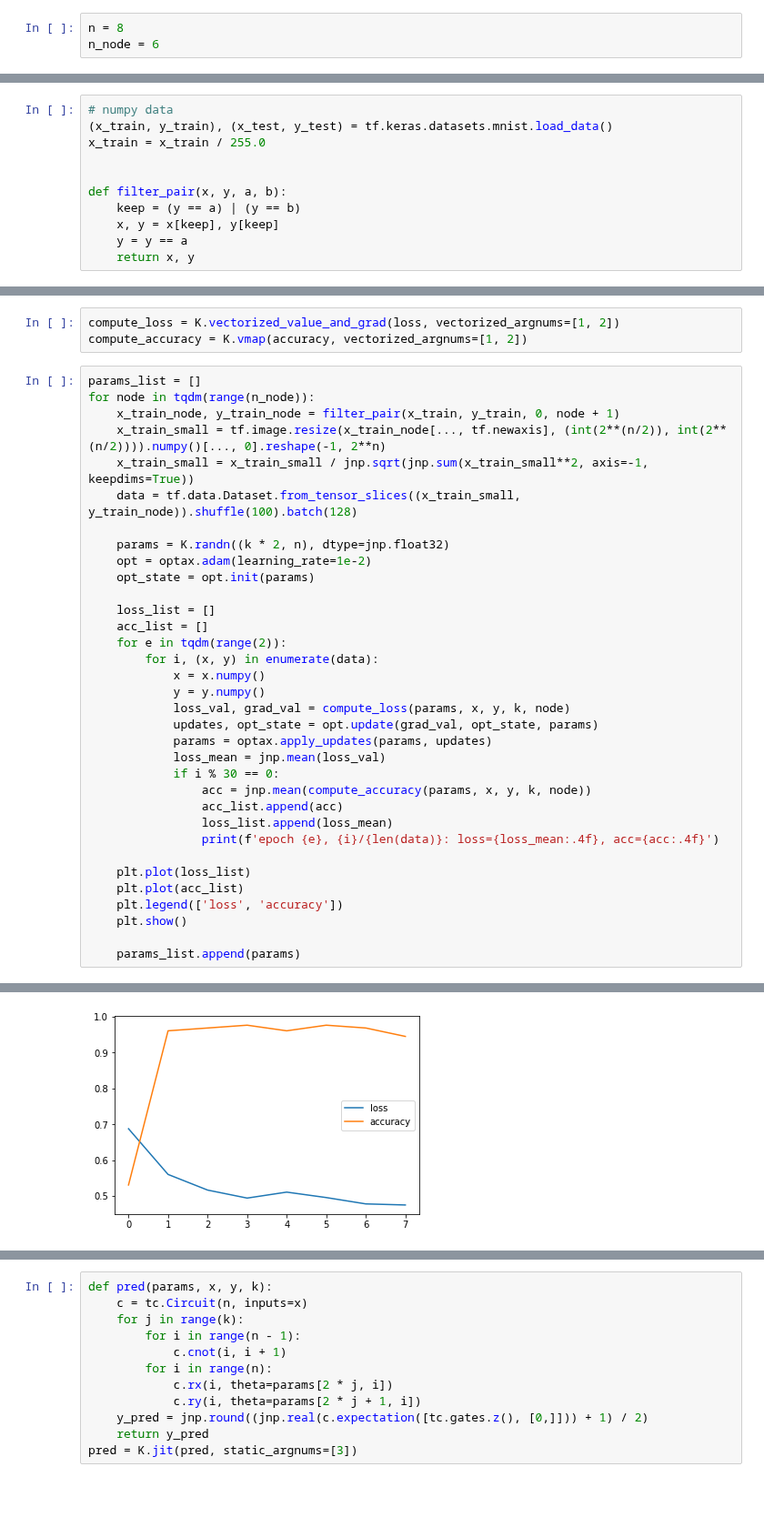
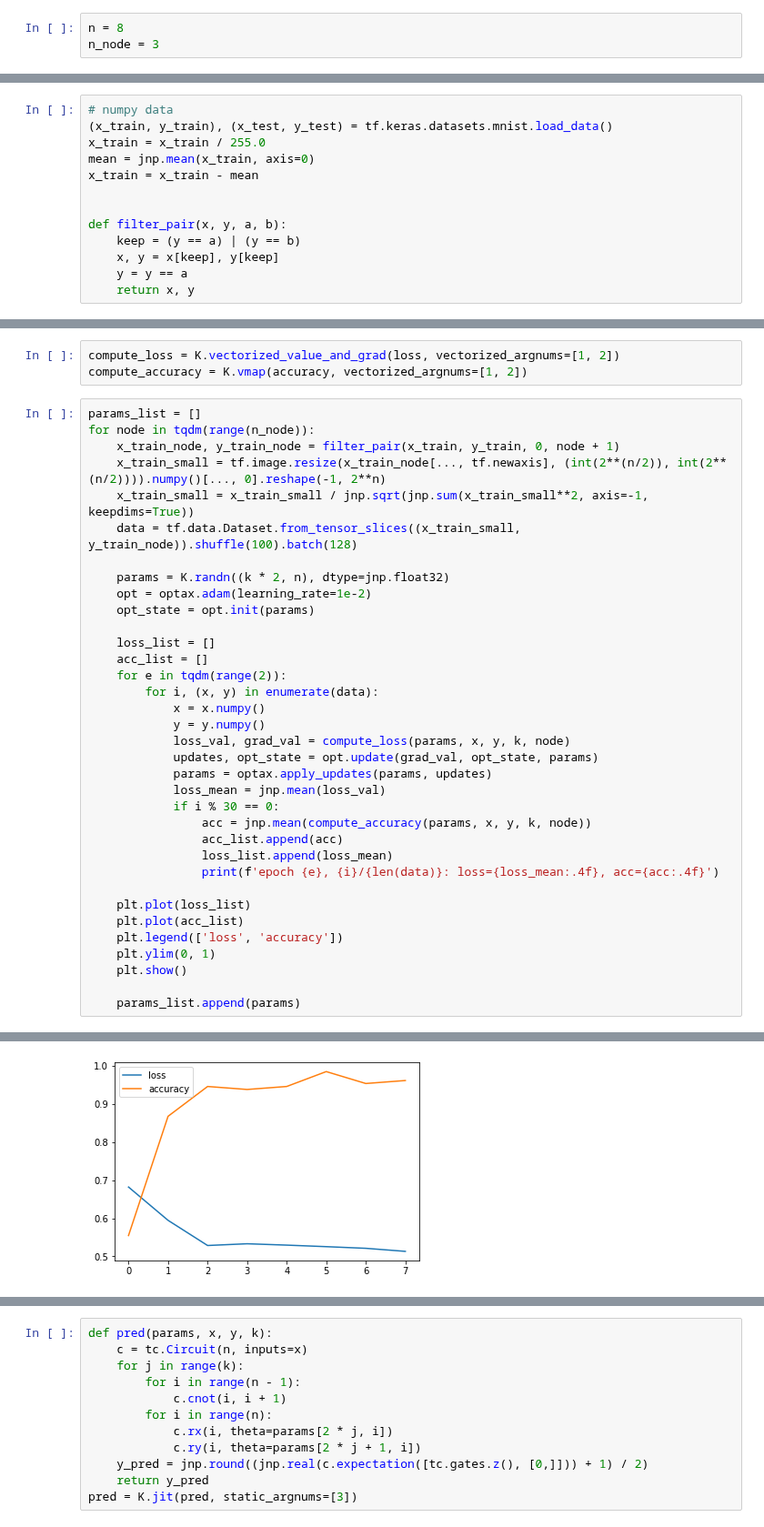
Before and after one commit to haimengzhao/quantum-fed-infer, a Jupyter notebook: test.ipynb, the cells around one changed output, grey strips where cells are left out. Shown at 91% size. Saved outputs shown, nothing was run; the diff lists cells and outputs as text; blank space fills up the shorter version.

```diff
--- a/test.ipynb
+++ b/test.ipynb
@@ -7,13 +7,15 @@ import matplotlib.pyplot as plt
 from tqdm.notebook import tqdm
 # %%
 n = 8
-n_node = 6
+n_node = 3
 # %%
 K = tc.set_backend('jax')
 # %%
 # numpy data
 (x_train, y_train), (x_test, y_test) = tf.keras.datasets.mnist.load_data()
 x_train = x_train / 255.0
+mean = jnp.mean(x_train, axis=0)
+x_train = x_train - mean
 
 
 def filter_pair(x, y, a, b):
@@ -81,6 +85,7 @@ for node in tqdm(range(n_node)):
     plt.plot(loss_list)
     plt.plot(acc_list)
     plt.legend(['loss', 'accuracy'])
+    plt.ylim(0, 1)
     plt.show()
 
     params_list.append(params)
@@ -115 +119 @@ epoch 1, 90/95: loss=0.4756, acc=0.9453
-[figure, old version]
+[figure, new version]
```
Also changed, not shown: parts of 8 cells of this notebook.
